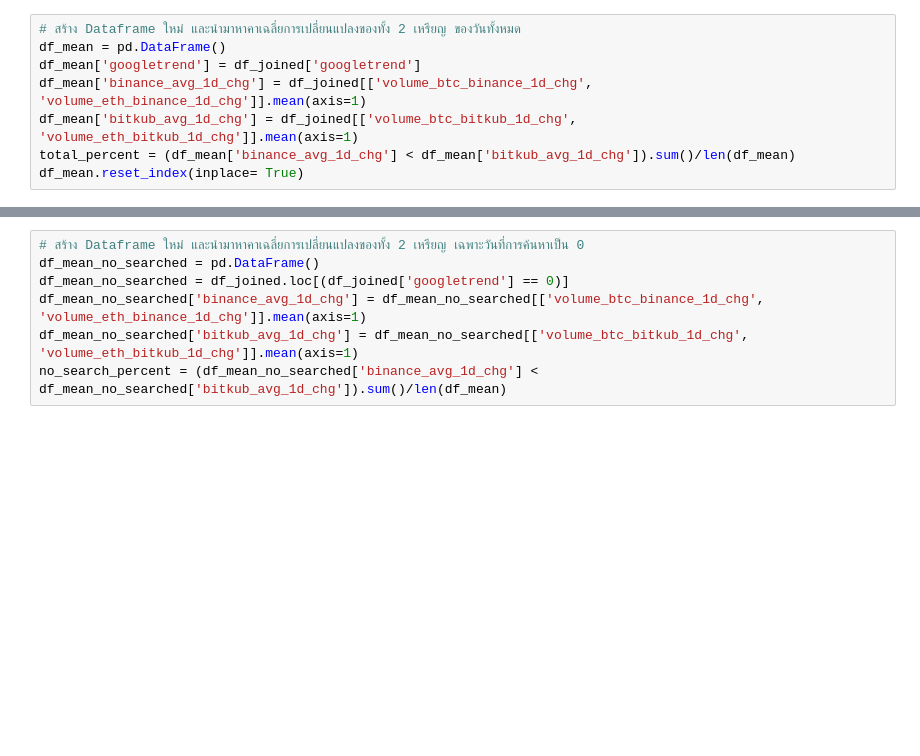
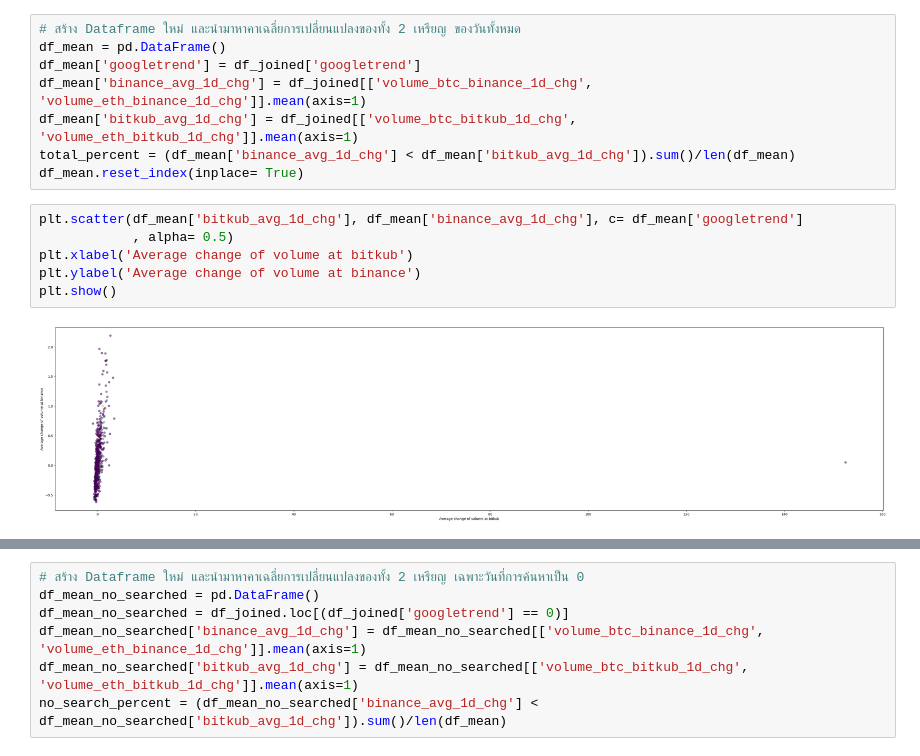
Before and after one commit to kimteespk/DADS5001_Miniproject_bitkub_googletrend, a Jupyter notebook: main_bitkub_googletrend.ipynb, the cells around one changed output, grey strips where cells are left out. Drawn from its saved outputs; the diff is of its cells as text; blank space fills up the shorter version.

```diff
--- a/main_bitkub_googletrend.ipynb
+++ b/main_bitkub_googletrend.ipynb
@@ -593,3 +593,11 @@ df_mean['binance_avg_1d_chg'] = df_joined[['volume_btc_binance_1d_chg', 'volume_
 df_mean['bitkub_avg_1d_chg'] = df_joined[['volume_btc_bitkub_1d_chg', 'volume_eth_bitkub_1d_chg']].mean(axis=1)
 total_percent = (df_mean['binance_avg_1d_chg'] < df_mean['bitkub_avg_1d_chg']).sum()/len(df_mean)
 df_mean.reset_index(inplace= True)
+# %%
+plt.scatter(df_mean['bitkub_avg_1d_chg'], df_mean['binance_avg_1d_chg'], c= df_mean['googletrend']
+            , alpha= 0.5)
+plt.xlabel('Average change of volume at bitkub')
+plt.ylabel('Average change of volume at binance')
+plt.show()
+# %% [output]
+[figure, added]
```
Also changed, not shown: parts of 13 cells of this notebook, 1 other file.
